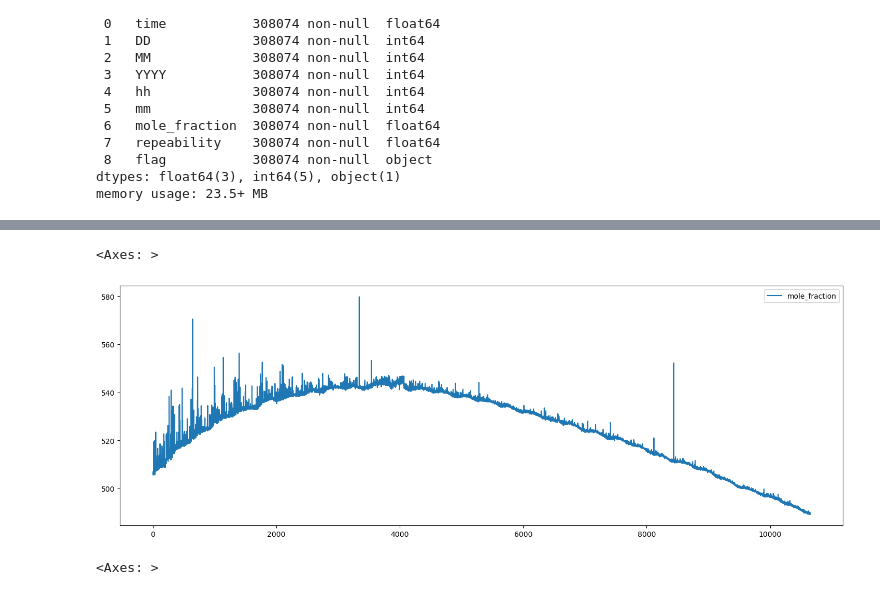
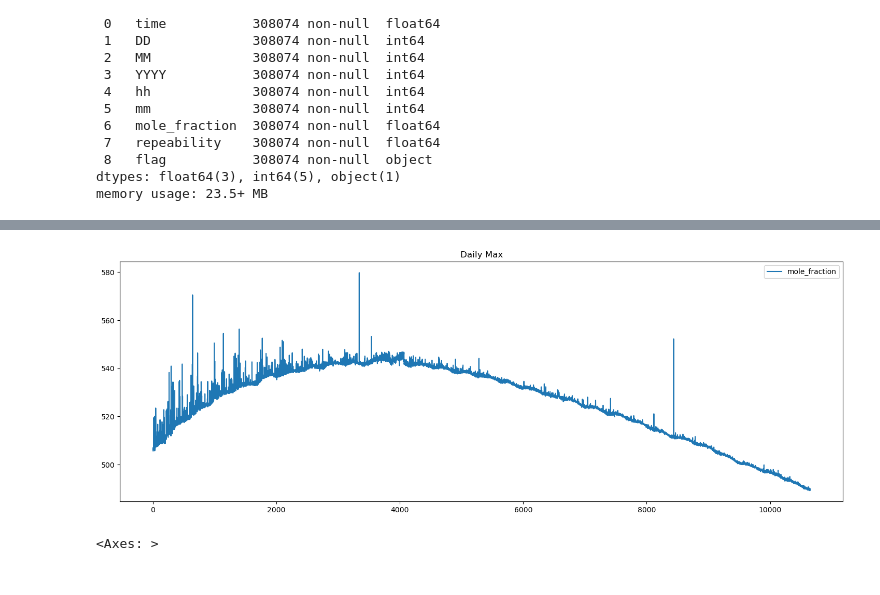
Before and after one commit to Nuoyi-1015/ESE5023_Assignments_12432940, a Jupyter notebook: ps2.all/PS2.ipynb, the cells around one changed output, grey strips where cells are left out. Saved outputs shown, nothing was run; the diff lists cells and outputs as text; code cells hidden in the pictures.

```diff
--- a/ps2.all/PS2.ipynb
+++ b/ps2.all/PS2.ipynb
@@ -490,11 +524,12 @@ CFC_12_monthly.plot(kind='line',y='mole_fraction',figsize=(18, 6))
 # %%
 #4.3.1 提取每天的最大值，按时间序列作图
 CFC_12_daily_max = CFC_12.groupby(['YYYY', 'MM','DD'])['mole_fraction'].max().reset_index()
-#print(CFC_12_monthly_max)
+#print(CFC_12_daily_max)
 CFC_12_daily_max.plot(kind='line',y='mole_fraction',figsize=(18, 6))
+plt.title('Daily Max')
+plt.show()
 # %% [output]
-<Axes: >
-[figure, old version]
+[figure, new version]
 # %%
 #4.3.2 提取每月的最大值，按时间序列作图
 CFC_12_monthly_max = CFC_12.groupby(['YYYY', 'MM'])['mole_fraction'].max().reset_index()
```
Also changed, not shown: parts of 10 cells of this notebook.
